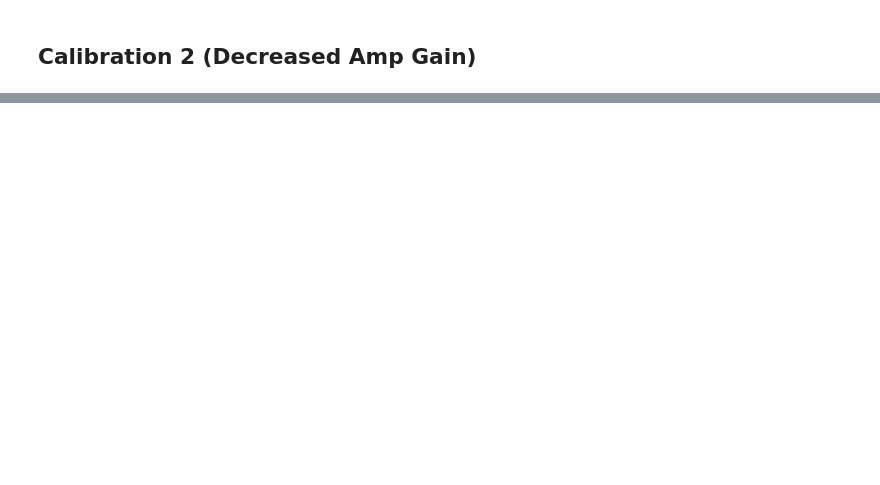
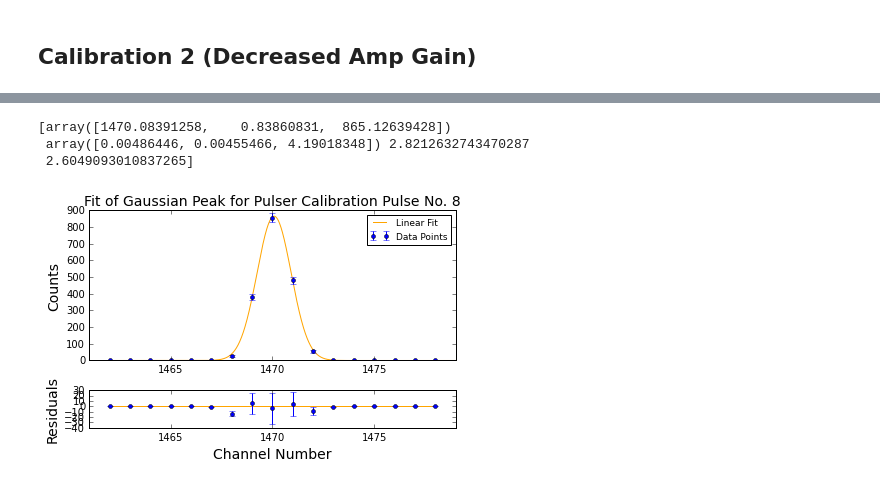
Before and after one commit to jmanlarkin/Alpha_Decay, a Jupyter notebook: MCA_Calibration.ipynb, the cells around one changed output, grey strips where cells are left out. Drawn from its saved outputs; the diff is of its cells as text; code cells hidden in the pictures; blank space fills up the shorter version.

```diff
--- a/MCA_Calibration.ipynb
+++ b/MCA_Calibration.ipynb
@@ -105,7 +60,7 @@ pulser_vmax_2 = [1.47, 2.08, 3.18, 3.97, 4.90, 5.89, 6.89, 7.44, 8.08, 8.45, 9.0
 # %%
-pulser_fits_2 = calibration.Fit_Gauss(pulser_peaks_2, plotFig=True, width=20)
+pulser_fits_2 = calibration.Fit_Gauss(pulser_peaks_2, plotFig=False, saveFig=True, width=10)
 
 #List of Reduced Chi Squared Calculated, Reduced Chi Squared Theoretical for each fit
 for i in range(len(pulser_fits_2)):
-    print(pulser_fits[i][2], pulser_fits[i][3])
+    print(pulser_fits_2[i][2], pulser_fits_2[i][3])
 # %% [output]
@@ -135,0 +79,41 @@ for i in range(len(pulser_fits_2)):
+# %%
+param = pulser_fits_2[7][0]
+center = int(param[0])
+width = 8
+index = [center-width, center+width+1]
+xdata = range(2048)[index[0]:index[1]]
+yavg = calibration.Gaussian(xdata, *param)
+ydata = pulser_peaks_2[7][index[0]:index[1]]
+yerr = np.sqrt(ydata)
+residuals = ydata - yavg
+
+np.set_printoptions(suppress=True)
+print(np.abs(pulser_fits_2[7]))
+
+xfit = np.linspace(index[0], index[1], 1000)
+yfit = calibration.Gaussian(xfit, *param)
+
+fig, ax = plt.subplots(2, 1, sharey='row', tight_layout = True, gridspec_kw={'height_ratios':[4,1]})
+ax[0].errorbar(xdata, ydata, yerr=yerr, fmt='o', markersize='4', label='Data Points')
+ax[0].plot(xfit, yfit, color='orange', zorder=-5, linewidth=1, label='Linear Fit')
+ax[1].errorbar(xdata, residuals, yerr=yerr, fmt='o', markersize='4')
+ax[1].plot(xdata, np.zeros(len(xdata)), zorder=-5, color='orange', linewidth=1)
+ax[0].set_xlim(xdata[0]-1, xdata[-1]+1)
+ax[1].set_xlim(xdata[0]-1, xdata[-1]+1)
+ax[0].ticklabel_format(style='plain')
+ax[1].ticklabel_format(style='plain')
+ax[0].ticklabel_format(useOffset=False)
+ax[1].ticklabel_format(useOffset=False)
+
+ax[1].set_xlabel('Channel Number', fontsize=14)
+ax[1].set_ylabel('Residuals', fontsize=14)
+ax[0].set_ylabel('Counts', fontsize=14)
+ax[0].set_title('Fit of Gaussian Peak for Pulser Calibration Pulse No. 8', fontsize=14)
+ax[0].legend(loc='upper right', prop={'size': 9})
+fig.savefig('Plots/Pulser.svg')
+plt.show()
+# %% [output]
+[array([1470.08391258,    0.83860831,  865.12639428])
+ array([0.00486446, 0.00455466, 4.19018348]) 2.8212632743470287
+ 2.6049093010837265]
+[figure, added]
```
Also changed, not shown: parts of 18 cells of this notebook, 32 other files.
